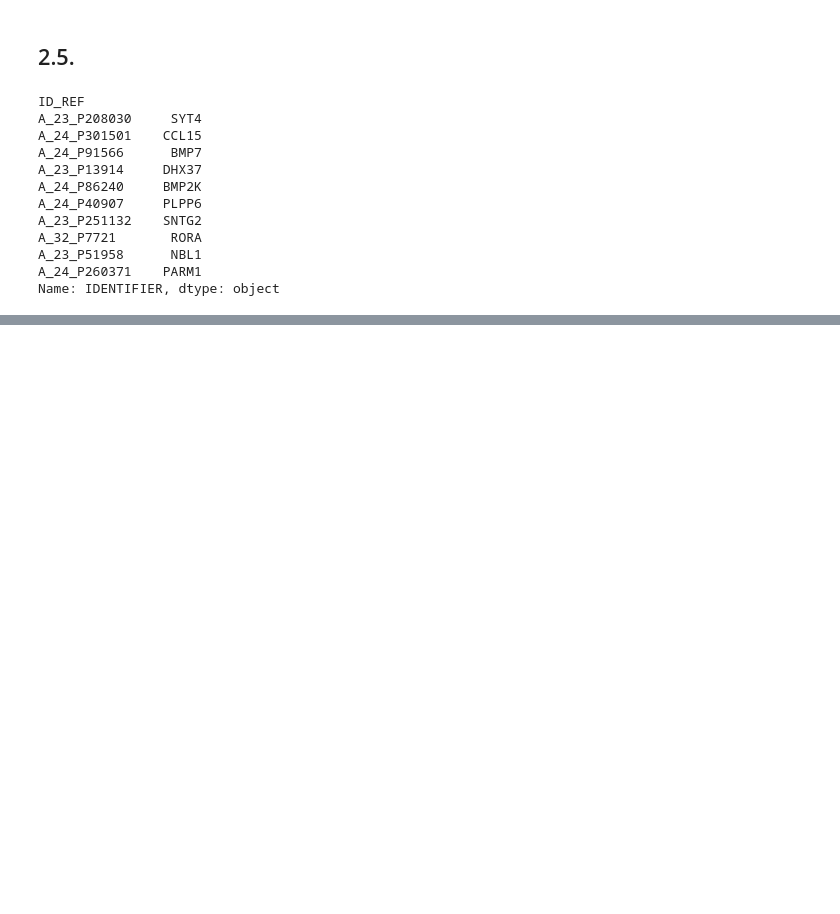
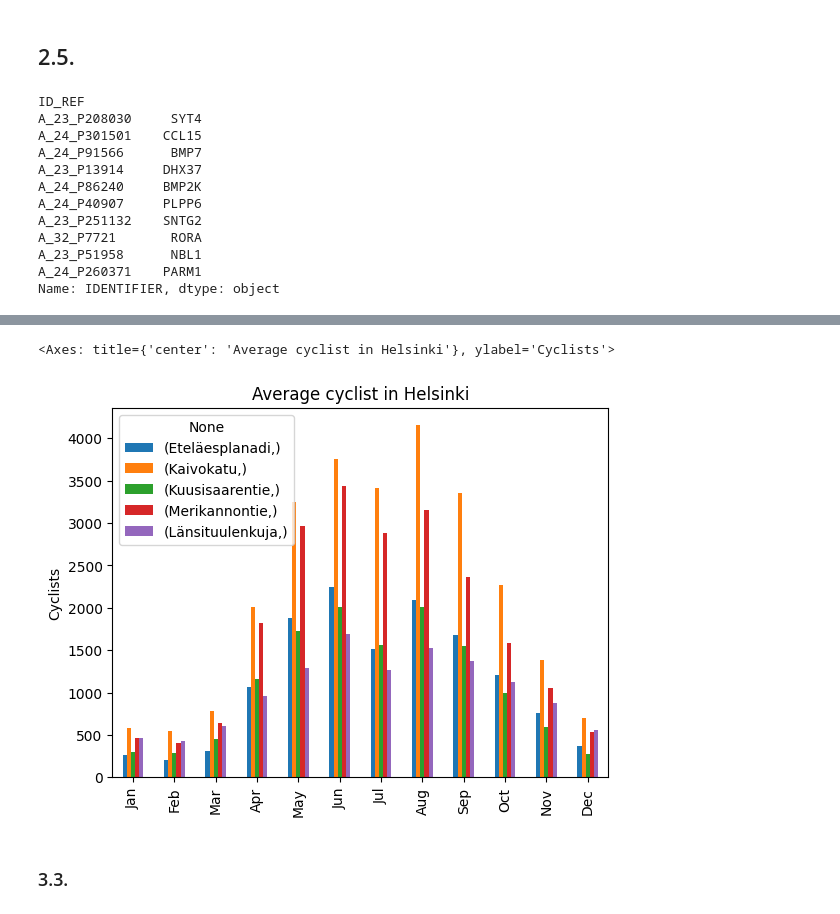
Before and after one commit to konstanyman/E5, a Jupyter notebook: e5-notebook.ipynb, the cells around one changed output, grey strips where cells are left out. Saved outputs shown, nothing was run; the diff lists cells and outputs as text; code cells hidden in the pictures; blank space fills up the shorter version.

```diff
--- a/e5-notebook.ipynb
+++ b/e5-notebook.ipynb
@@ -348,0 +414,15 @@ Name: IDENTIFIER, dtype: object
+# %%
+# For each month (January - December),
+# calculate the mean daily number of cyclists for each street.
+
+month_means_df = P.DataFrame(index=['Jan', 'Feb', 'Mar', 'Apr',
+                              'May', 'Jun', 'Jul','Aug', 'Sep',
+                              'Oct','Nov', 'Dec'],
+                              columns=[df3.columns[0:5]])
+
+for i in range(5):
+    for j in range(12):
+        mean = round(df3.loc[(df3.month == j+1), df3.columns[i]].mean(),1)
+        month_means_df.iloc[[j],[i]] = mean
+
+month_means_df
@@ -348,0 +443,9 @@ Name: IDENTIFIER, dtype: object
+# %%
+# Plot the means as a bar plot.
+
+month_means_df.plot.bar(title='Average cyclist in Helsinki', ylabel='Cyclists')
+# %% [output]
+<Axes: title={'center': 'Average cyclist in Helsinki'}, ylabel='Cyclists'>
+[figure, added]
+# %% [markdown]
+<h3>3.3.</h3>
```
Also changed, not shown: parts of 18 cells of this notebook.
